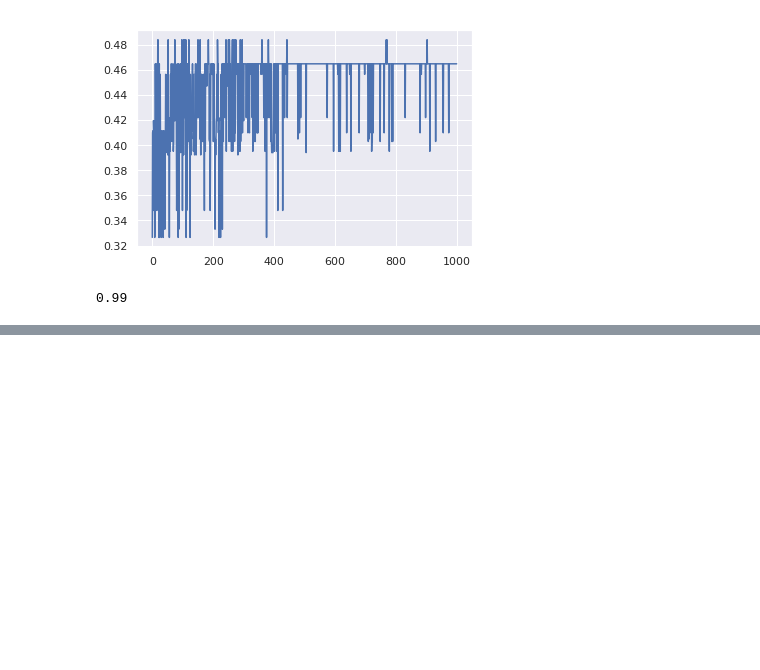
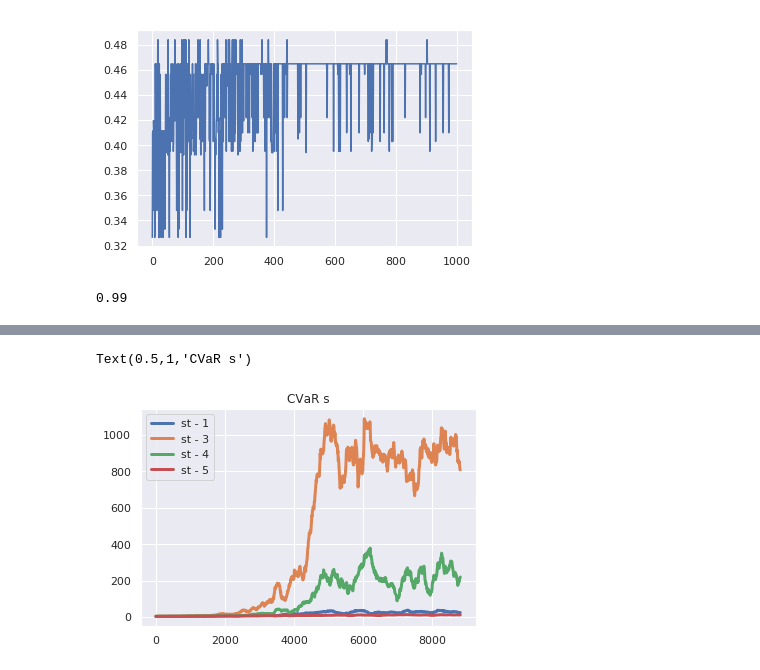
Before and after one commit to Rkeramati/cvar, a Jupyter notebook: hiv/Untitled.ipynb, the cells around one changed output, grey strips where cells are left out. Cells and saved outputs as stored; diff of their text form; code cells hidden in the pictures; blank space fills up the shorter version.

```diff
--- a/hiv/Untitled.ipynb
+++ b/hiv/Untitled.ipynb
@@ -346,0 +358,24 @@ Config.args.gamma
+# %%
+def cv(res, alpha=0.25):
+    cvar = np.zeros(res.shape[0])
+    var = np.sort(res)[int(len(res) * alpha)]
+    idx = np.where(res <= var)
+    cvar = np.mean(res[idx])
+    return cvar
+# %%
+sam = 1000
+for ii in [1, 3, 4, 5]:
+    data = pickle.load(open('results/st%d_exp_arch3_9000.p'%(ii), 'rb'))
+    returns = data['returns'][:9000, 0]
+    cv_ret = returns.reshape((sam, -1))
+    num = returns.shape[0]
+    c = np.zeros((sam))
+    for i in range(sam):
+        c[i] = cv(cv_ret[i, :])
+    ep = np.arange(sam) * num/sam
+    plt.plot(ep[:-19], mv(c, 20), label='st - %d'%(ii), linewidth = 3)
+plt.legend()
+plt.title("CVaR s")
+# %% [output]
+Text(0.5,1,'CVaR s')
+[figure, added]
```
Also changed, not shown: parts of 19 cells of this notebook, 3 other files.
